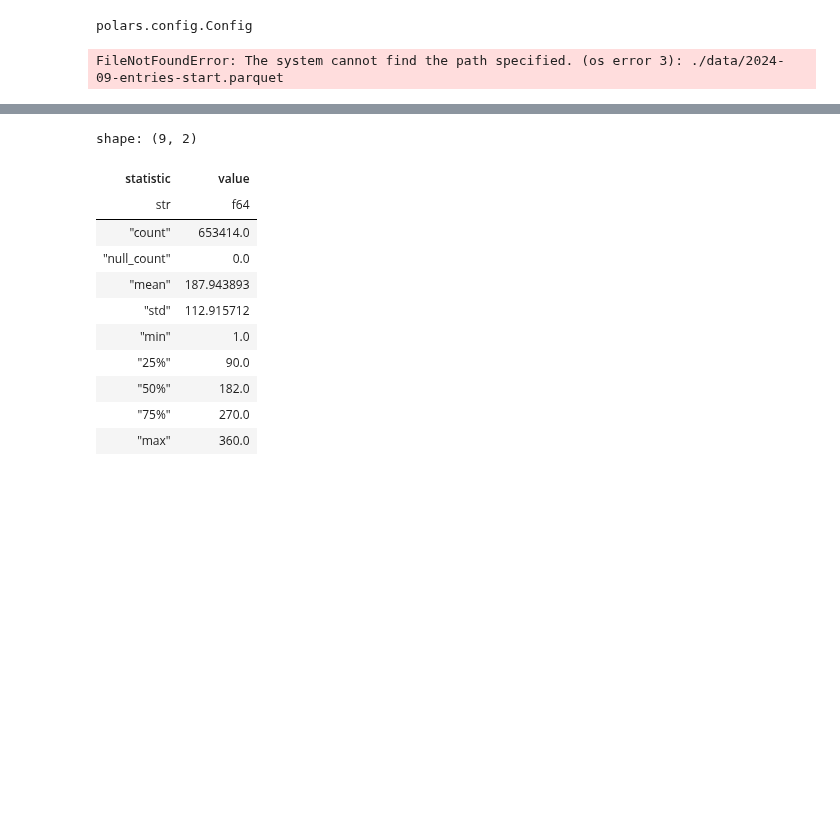
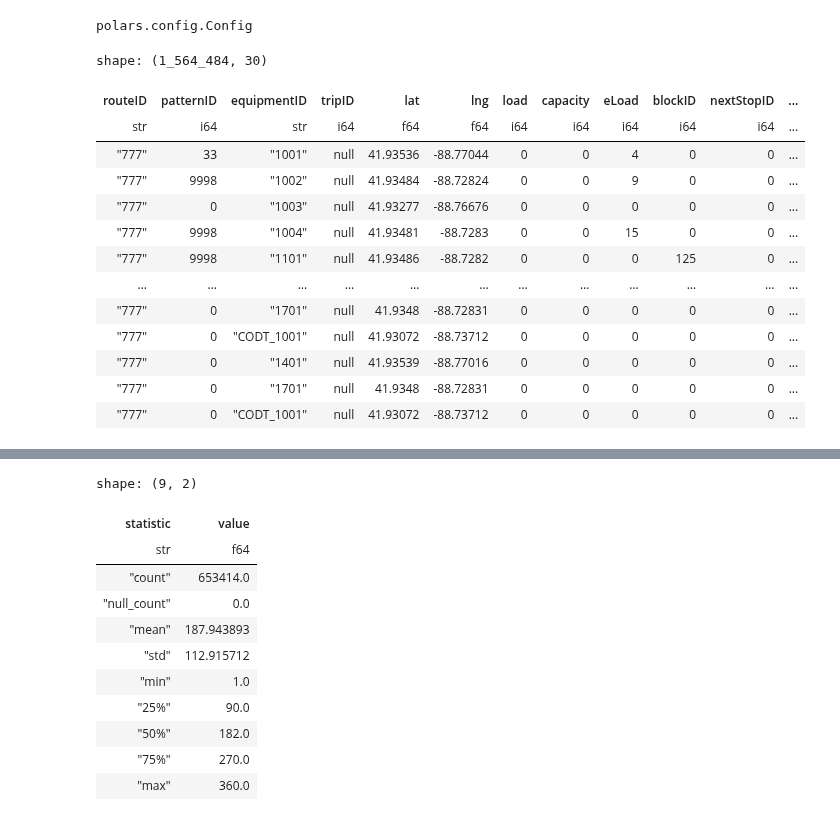
Before and after one commit to shaivilp/Research-Rookies, a Jupyter notebook: dekalb_bus/basic_graph_stuff/data_vis.ipynb, the cells around one changed output, grey strips where cells are left out. Saved outputs shown, nothing was run; the diff lists cells and outputs as text; code cells hidden in the pictures; blank space fills up the shorter version.

```diff
--- a/dekalb_bus/basic_graph_stuff/data_vis.ipynb
+++ b/dekalb_bus/basic_graph_stuff/data_vis.ipynb
@@ -24,12 +24,25 @@ route_mapping = {
     777: "777"
 }
 # %%
-df = pl.read_parquet("./data/2024-09-entries-start.parquet")
+df = pl.read_parquet("../data/2024-09-entries-start.parquet")
 out = df.with_columns(pl.col("routeID").replace_strict(route_mapping))
 
 out
 # %% [output]
-FileNotFoundError: The system cannot find the path specified. (os error 3): ./data/2024-09-entries-start.parquet
+shape: (1_564_484, 30)
+| routeID | patternID | equipmentID | tripID | lat | lng | load | capacity | eLoad | blockID | nextStopID | ... |
+| str | i64 | str | i64 | f64 | f64 | i64 | i64 | i64 | i64 | i64 | ... |
+| "777" | 33 | "1001" | null | 41.93536 | -88.77044 | 0 | 0 | 4 | 0 | 0 | ... |
+| "777" | 9998 | "1002" | null | 41.93484 | -88.72824 | 0 | 0 | 9 | 0 | 0 | ... |
+| "777" | 0 | "1003" | null | 41.93277 | -88.76676 | 0 | 0 | 0 | 0 | 0 | ... |
+| "777" | 9998 | "1004" | null | 41.93481 | -88.7283 | 0 | 0 | 15 | 0 | 0 | ... |
+| "777" | 9998 | "1101" | null | 41.93486 | -88.7282 | 0 | 0 | 0 | 125 | 0 | ... |
+| … | … | … | … | … | … | … | … | … | … | … | ... |
+| "777" | 0 | "1701" | null | 41.9348 | -88.72831 | 0 | 0 | 0 | 0 | 0 | ... |
+| "777" | 0 | "CODT_1001" | null | 41.93072 | -88.73712 | 0 | 0 | 0 | 0 | 0 | ... |
+| "777" | 0 | "1401" | null | 41.93539 | -88.77016 | 0 | 0 | 0 | 0 | 0 | ... |
+| "777" | 0 | "1701" | null | 41.9348 | -88.72831 | 0 | 0 | 0 | 0 | 0 | ... |
+| "777" | 0 | "CODT_1001" | null | 41.93072 | -88.73712 | 0 | 0 | 0 | 0 | 0 | ... |
 # %%
 # Graph route 2L
 subset = out.filter((pl.col("routeID") == "2R") & (pl.col("inService") == True))
```
Also changed, not shown: parts of 1 cell of this notebook, 2 other files.
